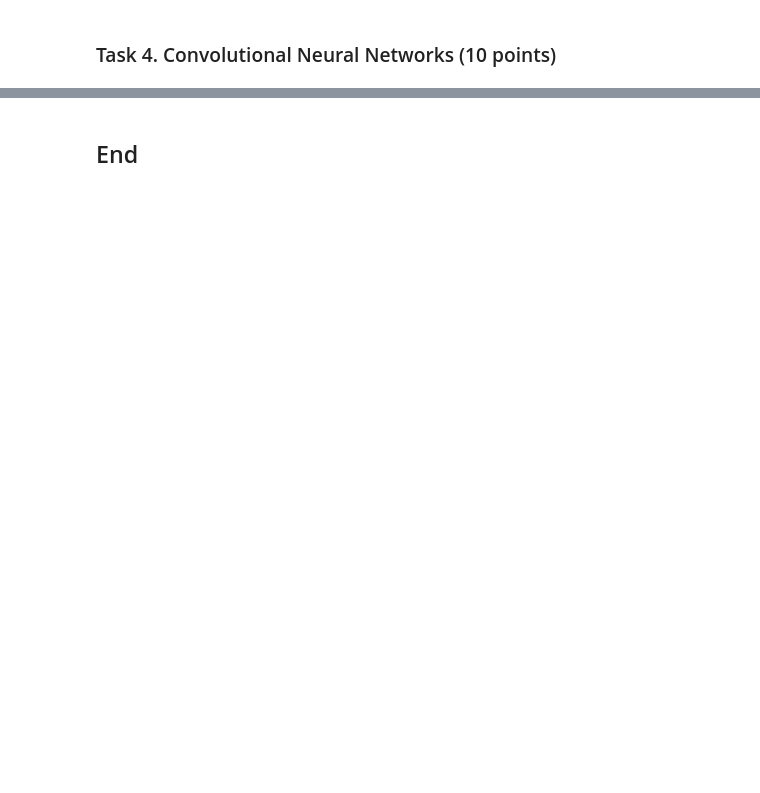
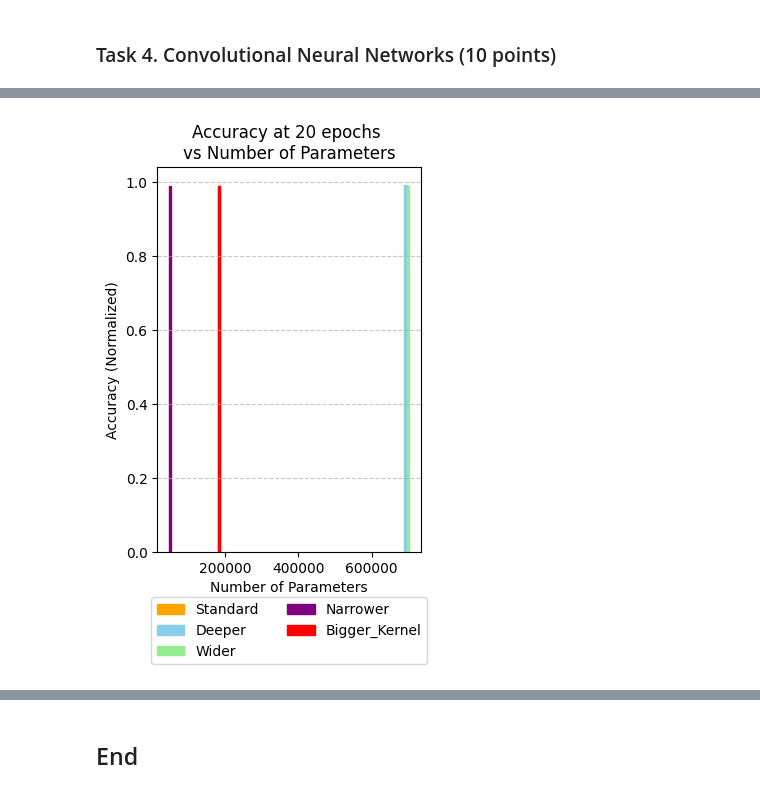
Before and after one commit to Manouil/ffoml, a Jupyter notebook: ga2_2.ipynb, the cells around one changed output, grey strips where cells are left out. Saved outputs shown, nothing was run; the diff lists cells and outputs as text; code cells hidden in the pictures; blank space fills up the shorter version.

```diff
--- a/ga2_2.ipynb
+++ b/ga2_2.ipynb
@@ -746,0 +812,5 @@ INFO:tensorflow:Assets written to: ./models/cnn_std\assets
+# %%
+loaded_cnn = load_model('./models/cnn_std')
+
+cnn_std_train_loss, cnn_std_train_accuracy = loaded_cnn.evaluate(x_train, y_train)
+cnn_std_test_loss, cnn_std_test_accuracy = loaded_cnn.evaluate(x_test, y_test)
@@ -859,21 +935,24 @@ cnn_narrower.add(layers.Flatten())
 cnn_narrower.add(layers.Dense(10, activation='softmax'))
 
 cnn_narrower.compile(
-    optimizer=tf.keras.optimizers.Adam(learning_rate=0.001),
+    optimizer=Adam(learning_rate=0.001),
     loss='categorical_crossentropy',
     metrics=['accuracy']
 )
 
+start_time = time.time()
 history = cnn_narrower.fit(
     x_train, y_train,
     batch_size=64,
-    epochs=10,
+    epochs=CNN_EPOCHS,
     validation_data=(x_test, y_test),
     callbacks=[tb_callback_setter(f'cnn/narrower')]
 )
+end_time = time.time()
 
 cnn_narrower.save(f'./models/cnn_narrower')
 
+cnn_narrower_time_per_epoch = (end_time - start_time)/CNN_EPOCHS
 cnn_narrower_test_loss, cnn_narrower_test_accuracy = cnn_narrower.evaluate(x_test, y_test)
 cnn_narrower_params = cnn_narrower.count_params()
 # %% [output]
@@ -904,28 +978,31 @@ INFO:tensorflow:Assets written to: ./models/cnn_narrower\assets
 # %%
 cnn_bigger_kernel = models.Sequential()
 
-cnn_bigger_kernel.add(layers.Conv2D(16, (4, 4), strides=1, activation='relu', input_shape=(28, 28, 1)))
-cnn_bigger_kernel.add(layers.Conv2D(32, (4, 4), strides=2, activation='relu'))
+cnn_bigger_kernel.add(layers.Conv2D(32, (4, 4), strides=1, activation='relu', input_shape=(28, 28, 1)))
 cnn_bigger_kernel.add(layers.Conv2D(64, (4, 4), strides=2, activation='relu'))
+cnn_bigger_kernel.add(layers.Conv2D(128, (4, 4), strides=2, activation='relu'))
 cnn_bigger_kernel.add(layers.Flatten())
 cnn_bigger_kernel.add(layers.Dense(10, activation='softmax'))
 
 cnn_bigger_kernel.compile(
-    optimizer=tf.keras.optimizers.Adam(learning_rate=0.001),
+    optimizer=Adam(learning_rate=0.001),
     loss='categorical_crossentropy',
     metrics=['accuracy']
 )
 
+start_time = time.time()
 history = cnn_bigger_kernel.fit(
     x_train, y_train,
     batch_size=64,
-    epochs=10,
+    epochs=CNN_EPOCHS,
     validation_data=(x_test, y_test),
     callbacks=[tb_callback_setter(f'cnn/bigger_kernel')]
 )
+end_time = time.time()
 
 cnn_bigger_kernel.save(f'./models/cnn_bigger_kernel')
 
+cnn_bigger_kernel_time_per_epoch = (end_time - start_time)/CNN_EPOCHS
 cnn_bigger_kernel_test_loss, cnn_bigger_kernel_test_accuracy = cnn_bigger_kernel.evaluate(x_test, y_test)
 cnn_bigger_kernel_params = cnn_bigger_kernel.count_params()
 # %% [output]
@@ -955,0 +1028,23 @@ INFO:tensorflow:Assets written to: ./models/cnn_bigger_kernel\assets
+# %%
+cnn_params = [cnn_std_params, cnn_deeper_params, cnn_wider_params, cnn_narrower_params, cnn_bigger_kernel_params]
+cnn_accuracies = [cnn_std_test_accuracy, cnn_deeper_test_accuracy, cnn_wider_test_accuracy, cnn_narrower_test_accuracy, cnn_bigger_kernel_test_accuracy]
+cnn_times = [cnn_std_time_per_epoch, cnn_deeper_time_per_epoch, cnn_wider_time_per_epoch, cnn_narrower_time_per_epoch, cnn_bigger_kernel_time_per_epoch]
+cnn_colours = ['orange', 'skyblue', 'lightgreen', 'purple', 'red']
+cnn_labels = ['Standard', 'Deeper', 'Wider', 'Narrower', 'Bigger_Kernel']
+# %%
+plt.figure(figsize=(3.4, 5))
+
+for param, accuracy, colour, label in zip(cnn_params, cnn_accuracies, cnn_colours, cnn_labels):
+    plt.bar(param, accuracy, color=colour, edgecolor=colour, width=6000, label=label)
+
+
+plt.title("Accuracy at 20 epochs \nvs Number of Parameters")
+plt.xlabel("Number of Parameters")
+plt.ylabel("Accuracy (Normalized)")
+plt.legend(loc="upper center", bbox_to_anchor=(0.5, -0.1), ncol=2)
+plt.grid(axis='y', linestyle='--', alpha=0.7)
+
+plt.savefig("./Report LaTeX/plots/plot13.png", dpi=300, bbox_inches='tight')
+plt.show()
+# %% [output]
+[figure, added]
```
Also changed, not shown: parts of 39 cells of this notebook, 30 other files.
